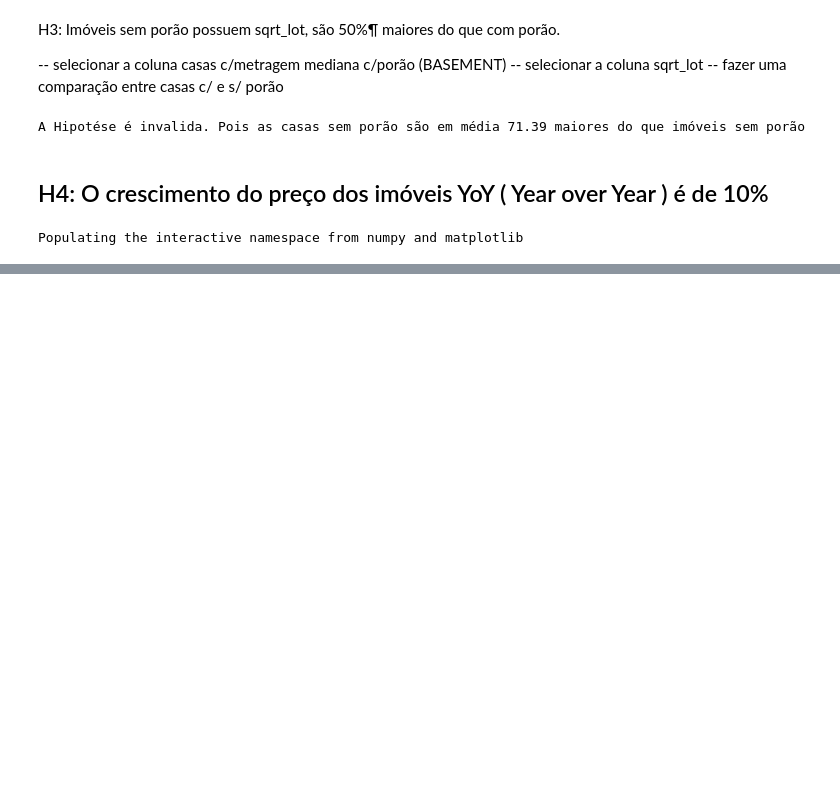
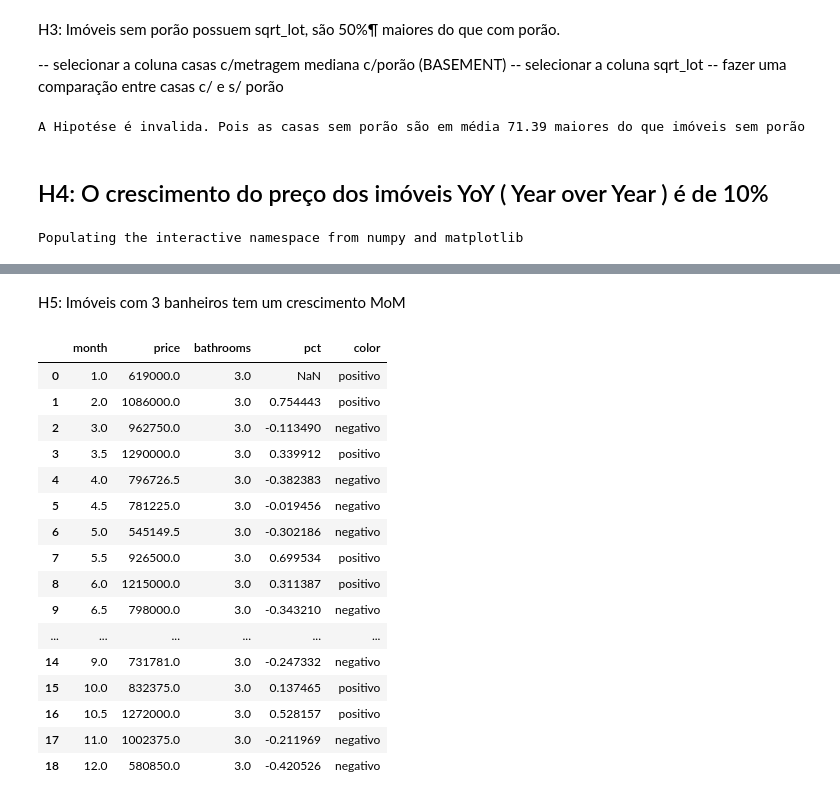
Before and after one commit to guiaraujofreitas/python_do_zero, a Jupyter notebook: Projetos_de_Insights_HouseRocket.ipynb, the cells around one changed output, grey strips where cells are left out. Saved outputs shown, nothing was run; the diff lists cells and outputs as text; code cells hidden in the pictures; blank space fills up the shorter version.

```diff
--- a/Projetos_de_Insights_HouseRocket.ipynb
+++ b/Projetos_de_Insights_HouseRocket.ipynb
@@ -334,0 +351,39 @@ sns.barplot(x= 'year', y = 'pct', data= by_year, hue ='color',palette = color);
+# %% [markdown]
+H5: Imóveis com 3 banheiros tem um crescimento MoM
+# %%
+df['month'] = df['date'].dt.month
+
+df_aux = by_month.loc[by_month['bathrooms']==3]
+
+
+#df_aux = df[df['bathrooms']==3].reset_index()
+
+df_aux1 =df_aux[['price','month','bathrooms']].groupby('month').median().reset_index()
+
+
+
+# fazendo o calculo % utilizndo função do pandas pct._charge() para calcular a diferença do ano para outro
+df_aux1['pct'] = df_aux1['price'].pct_change()
+
+
+df_aux1['color'] = df_aux1['pct'].apply(lambda x: 'negativo' if x<0 else 'positivo')
+
+df_aux1
+# %% [output]
+|  | month | price | bathrooms | pct | color |
+| 0 | 1.0 | 619000.0 | 3.0 | NaN | positivo |
+| 1 | 2.0 | 1086000.0 | 3.0 | 0.754443 | positivo |
+| 2 | 3.0 | 962750.0 | 3.0 | -0.113490 | negativo |
+| 3 | 3.5 | 1290000.0 | 3.0 | 0.339912 | positivo |
+| 4 | 4.0 | 796726.5 | 3.0 | -0.382383 | negativo |
+| 5 | 4.5 | 781225.0 | 3.0 | -0.019456 | negativo |
+| 6 | 5.0 | 545149.5 | 3.0 | -0.302186 | negativo |
+| 7 | 5.5 | 926500.0 | 3.0 | 0.699534 | positivo |
+| 8 | 6.0 | 1215000.0 | 3.0 | 0.311387 | positivo |
+| 9 | 6.5 | 798000.0 | 3.0 | -0.343210 | negativo |
+| ... | ... | ... | ... | ... | ... |
+| 14 | 9.0 | 731781.0 | 3.0 | -0.247332 | negativo |
+| 15 | 10.0 | 832375.0 | 3.0 | 0.137465 | positivo |
+| 16 | 10.5 | 1272000.0 | 3.0 | 0.528157 | positivo |
+| 17 | 11.0 | 1002375.0 | 3.0 | -0.211969 | negativo |
+| 18 | 12.0 | 580850.0 | 3.0 | -0.420526 | negativo |
```
Also changed, not shown: parts of 2 cells of this notebook.
